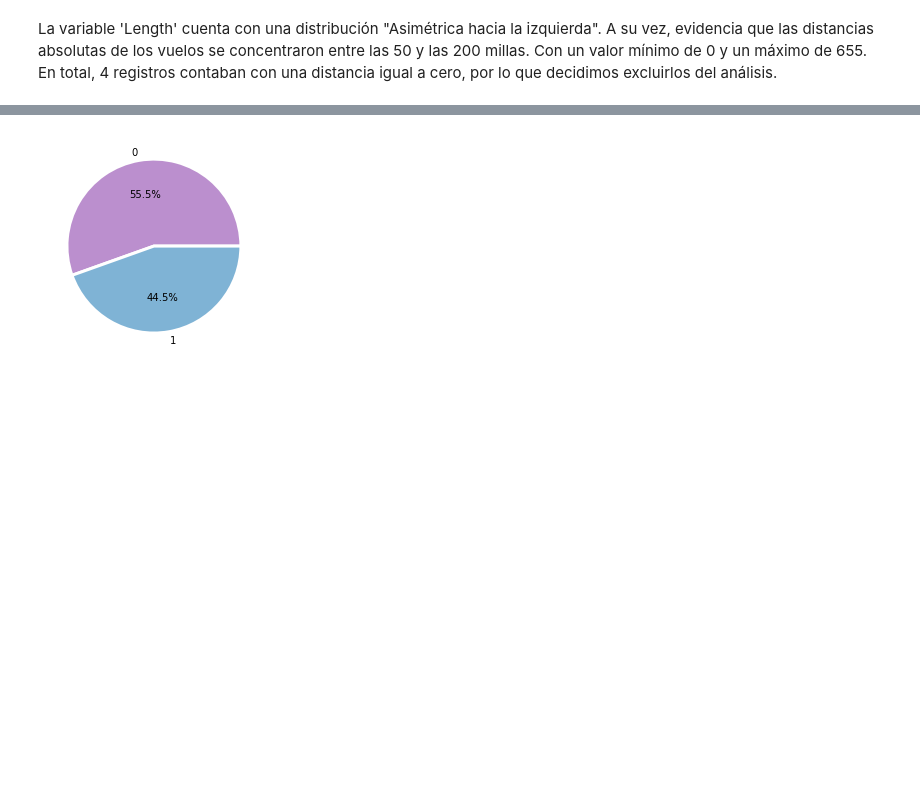
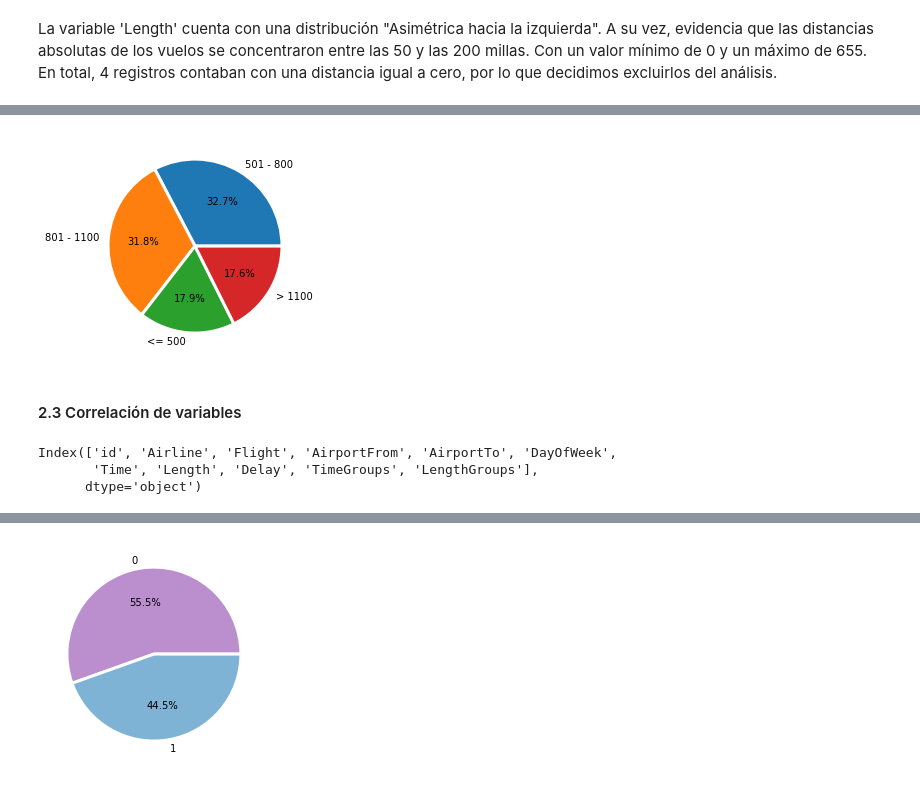
Before and after one commit to natijohansen/TP_DataScience, a Jupyter notebook: Entrega1+Johansen.ipynb, the cells around one changed output, grey strips where cells are left out. Saved outputs shown, nothing was run; the diff lists cells and outputs as text; code cells hidden in the pictures; blank space fills up the shorter version.

```diff
--- a/Entrega1+Johansen.ipynb
+++ b/Entrega1+Johansen.ipynb
@@ -170,0 +230,17 @@ A su vez, evidencia que las distancias absolutas de los vuelos se concentraron e
+# %%
+# Distribucion de agrupacion de Tiempos
+tgroup = df_air['TimeGroups'].value_counts()
+plt.pie(tgroup, autopct='%1.1f%%',
+       wedgeprops={"linewidth": 3, "edgecolor": "white"},
+        labels=tgroup.index)
+plt.show()
+# %% [output]
+[figure, added]
+# %% [markdown]
+#### 2.3 Correlación de variables
+# %%
+df_air.columns
+# %% [output]
+Index(['id', 'Airline', 'Flight', 'AirportFrom', 'AirportTo', 'DayOfWeek',
+       'Time', 'Length', 'Delay', 'TimeGroups', 'LengthGroups'],
+      dtype='object')
```
Also changed, not shown: parts of 24 cells of this notebook, 1 other file.
